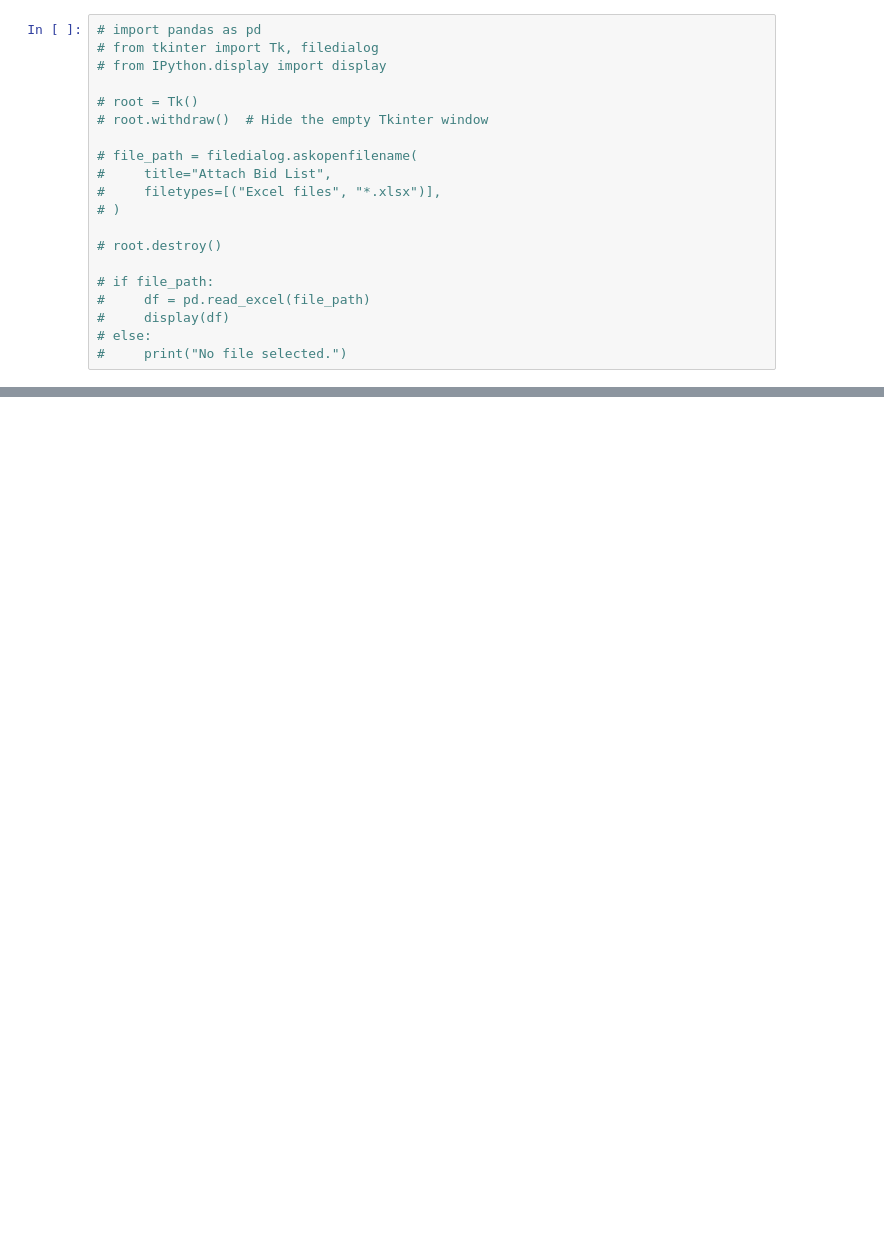
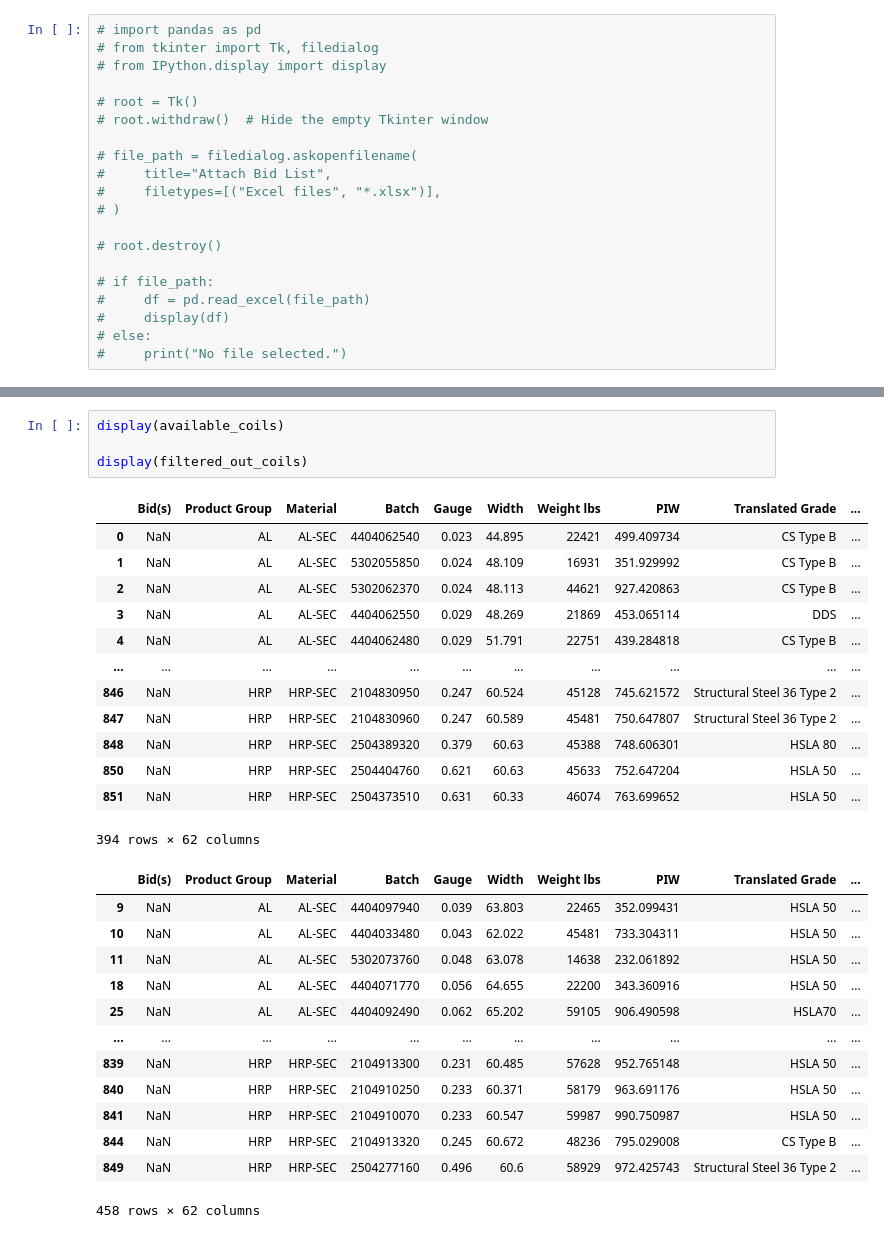
Before and after one commit to pedrokawa19/Senior_Design_7, a Jupyter notebook: code/python/functions/bid_list/bid_list_filter.ipynb, the cells around one changed output, grey strips where cells are left out. Saved outputs shown, nothing was run; the diff lists cells and outputs as text; blank space fills up the shorter version.

```diff
--- a/code/python/functions/bid_list/bid_list_filter.ipynb
+++ b/code/python/functions/bid_list/bid_list_filter.ipynb
@@ -93,0 +204,31 @@ display(prod_group)
+# %%
+display(available_coils)
+
+display(filtered_out_coils)
+# %% [output]
+|  | Bid(s) | Product Group | Material | Batch | Gauge | Width | Weight lbs | PIW | Translated Grade | ... |
+| 0 | NaN | AL | AL-SEC | 4404062540 | 0.023 | 44.895 | 22421 | 499.409734 | CS Type B | ... |
+| 1 | NaN | AL | AL-SEC | 5302055850 | 0.024 | 48.109 | 16931 | 351.929992 | CS Type B | ... |
+| 2 | NaN | AL | AL-SEC | 5302062370 | 0.024 | 48.113 | 44621 | 927.420863 | CS Type B | ... |
+| 3 | NaN | AL | AL-SEC | 4404062550 | 0.029 | 48.269 | 21869 | 453.065114 | DDS | ... |
+| 4 | NaN | AL | AL-SEC | 4404062480 | 0.029 | 51.791 | 22751 | 439.284818 | CS Type B | ... |
+| ... | ... | ... | ... | ... | ... | ... | ... | ... | ... | ... |
+| 846 | NaN | HRP | HRP-SEC | 2104830950 | 0.247 | 60.524 | 45128 | 745.621572 | Structural Steel 36 Type 2 | ... |
+| 847 | NaN | HRP | HRP-SEC | 2104830960 | 0.247 | 60.589 | 45481 | 750.647807 | Structural Steel 36 Type 2 | ... |
+| 848 | NaN | HRP | HRP-SEC | 2504389320 | 0.379 | 60.63 | 45388 | 748.606301 | HSLA 80 | ... |
+| 850 | NaN | HRP | HRP-SEC | 2504404760 | 0.621 | 60.63 | 45633 | 752.647204 | HSLA 50 | ... |
+| 851 | NaN | HRP | HRP-SEC | 2504373510 | 0.631 | 60.33 | 46074 | 763.699652 | HSLA 50 | ... |
+394 rows × 62 columns
+|  | Bid(s) | Product Group | Material | Batch | Gauge | Width | Weight lbs | PIW | Translated Grade | ... |
+| 9 | NaN | AL | AL-SEC | 4404097940 | 0.039 | 63.803 | 22465 | 352.099431 | HSLA 50 | ... |
+| 10 | NaN | AL | AL-SEC | 4404033480 | 0.043 | 62.022 | 45481 | 733.304311 | HSLA 50 | ... |
+| 11 | NaN | AL | AL-SEC | 5302073760 | 0.048 | 63.078 | 14638 | 232.061892 | HSLA 50 | ... |
+| 18 | NaN | AL | AL-SEC | 4404071770 | 0.056 | 64.655 | 22200 | 343.360916 | HSLA 50 | ... |
+| 25 | NaN | AL | AL-SEC | 4404092490 | 0.062 | 65.202 | 59105 | 906.490598 | HSLA70 | ... |
+| ... | ... | ... | ... | ... | ... | ... | ... | ... | ... | ... |
+| 839 | NaN | HRP | HRP-SEC | 2104913300 | 0.231 | 60.485 | 57628 | 952.765148 | HSLA 50 | ... |
+| 840 | NaN | HRP | HRP-SEC | 2104910250 | 0.233 | 60.371 | 58179 | 963.691176 | HSLA 50 | ... |
+| 841 | NaN | HRP | HRP-SEC | 2104910070 | 0.233 | 60.547 | 59987 | 990.750987 | HSLA 50 | ... |
+| 844 | NaN | HRP | HRP-SEC | 2104913320 | 0.245 | 60.672 | 48236 | 795.029008 | CS Type B | ... |
+| 849 | NaN | HRP | HRP-SEC | 2504277160 | 0.496 | 60.6 | 58929 | 972.425743 | Structural Steel 36 Type 2 | ... |
+458 rows × 62 columns
```
Also changed, not shown: parts of 8 cells of this notebook, 25 other files.
